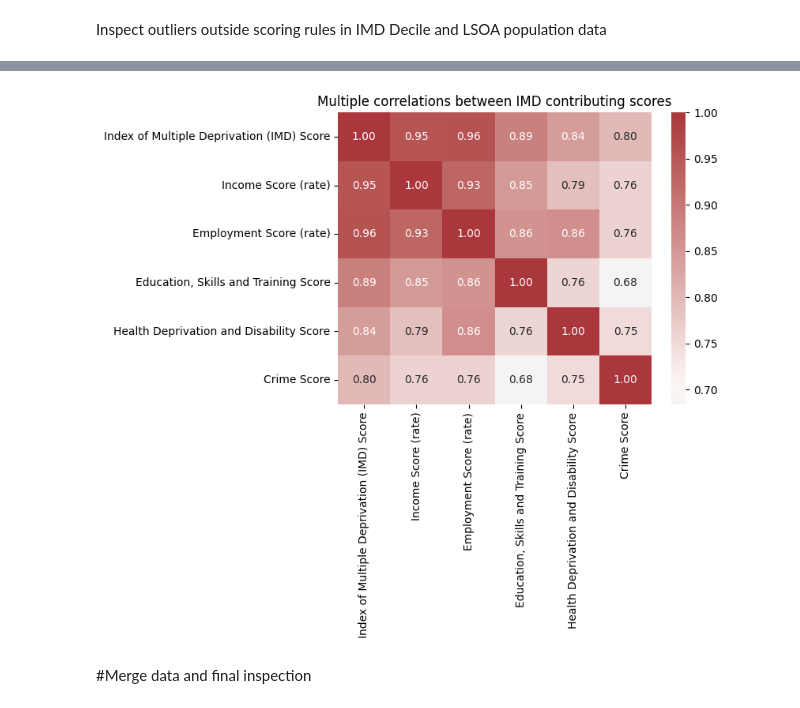
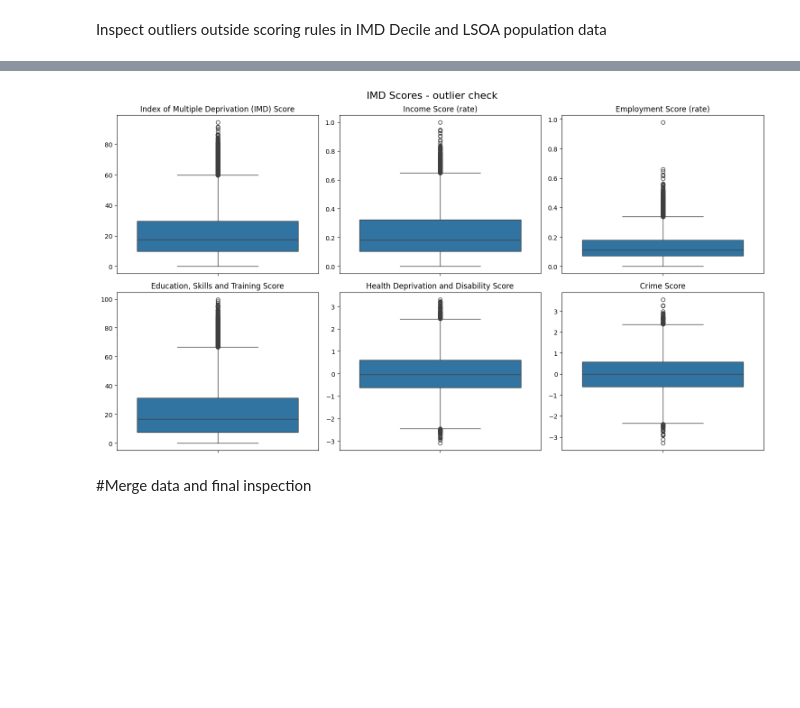
Before and after one commit to zhangwiki86-soton/L7---Data-Analysis-and-Visualisation, a Jupyter notebook: main_analysis.ipynb, the cells around one changed output, grey strips where cells are left out. Drawn from its saved outputs; the diff is of its cells as text; code cells hidden in the pictures; blank space fills up the shorter version.

```diff
--- a/main_analysis.ipynb
+++ b/main_analysis.ipynb
@@ -435,23 +431,35 @@ LSOAdataclean.describe().round(1)
 | 50% | 6.0 | 17.4 | 0.2 | 0.1 | ... |
 | 75% | 8.0 | 29.7 | 0.3 | 0.2 | ... |
 | max | 10.0 | 94.2 | 1.0 | 1.0 | ... |
-# %%
-#| Plot 8. Correlation between IMD contributing scores
-
-# Heatmap for correlation between several key scores contribute to IMD decile
-num_cols = [
-    'Index of Multiple Deprivation (IMD) Score',
-    'Income Score (rate)',
-    'Employment Score (rate)',
-    'Education, Skills and Training Score',
-    'Health Deprivation and Disability Score',
-    'Crime Score',
-    ]
-sns.heatmap(LSOAdataclean[num_cols].corr(), annot=True, fmt=".2f", cmap="vlag", center=0.7)
-plt.title('Multiple correlations between IMD contributing scores')
-plt.show()
-# %% [output]
-[figure, removed]
+# %%
+numerical_cols = [
+    'Index of Multiple Deprivation (IMD) Score',
+    'Income Score (rate)',
+    'Employment Score (rate)',
+    'Education, Skills and Training Score',
+    'Health Deprivation and Disability Score',
+    'Crime Score',
+]
+
+# Calculate the number of rows and columns for the subplots
+num_plots = len(numerical_cols)
+num_cols_subplot = 3 # You can adjust this number
+num_rows_subplot = (num_plots + num_cols_subplot - 1) // num_cols_subplot
+
+plt.figure(figsize=(num_cols_subplot * 5, num_rows_subplot * 4))
+
+for i, col in enumerate(numerical_cols):
+    plt.subplot(num_rows_subplot, num_cols_subplot, i + 1)
+    sns.boxplot(y=LSOAdataclean[col])
+    plt.title(col, fontsize=12)
+    plt.ylabel('') # Hide y-label as title is descriptive
+    plt.xlabel('')
+
+plt.tight_layout()
+plt.suptitle('IMD Scores - outlier check', y=1.02, fontsize=16)
+plt.show()
+# %% [output]
+[figure, added]
 # %% [markdown]
 #Merge data and final inspection
 # %% [markdown]
```
Also changed, not shown: parts of 23 cells of this notebook.
